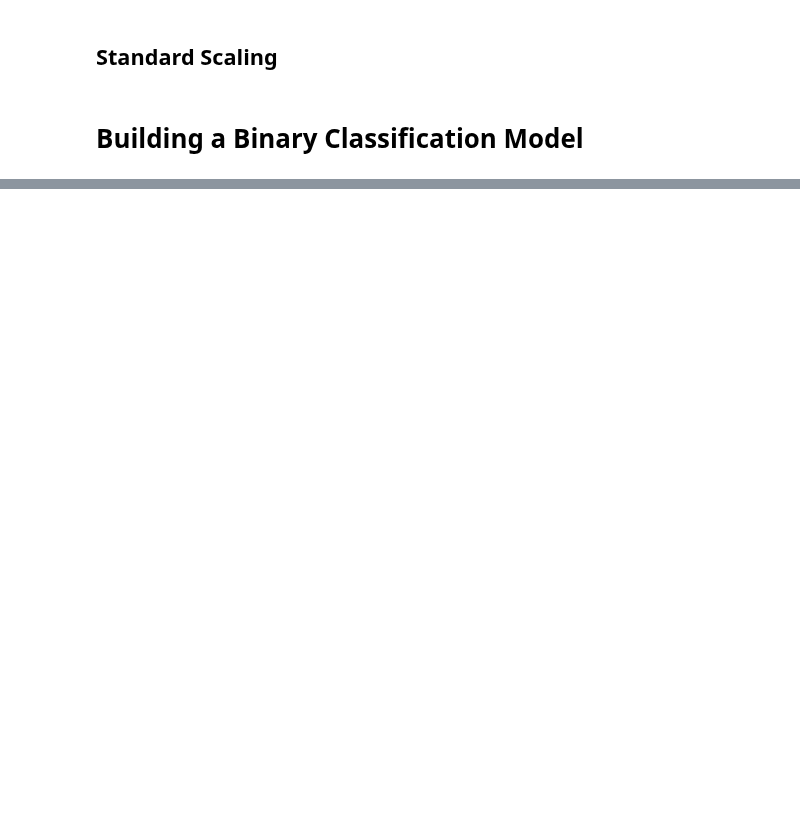
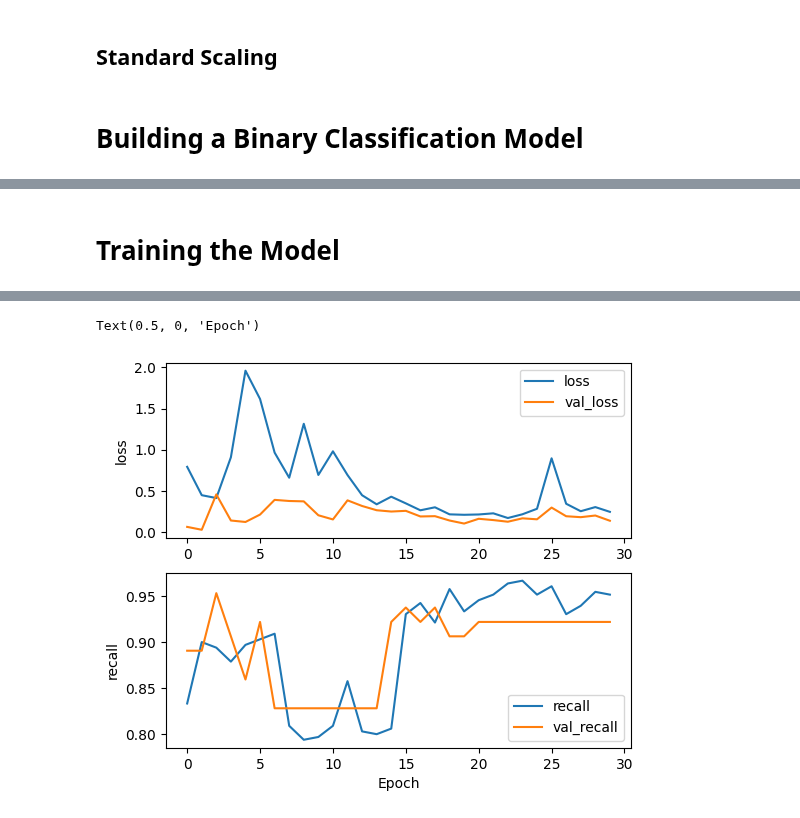
Before and after one commit to smortezah/portfolio, a Jupyter notebook: anomaly-detection/fraud-detection.ipynb, the cells around one changed output, grey strips where cells are left out. Saved outputs shown, nothing was run; the diff lists cells and outputs as text; code cells hidden in the pictures; blank space fills up the shorter version.

Commit message:
Added training

```diff
--- a/anomaly-detection/fraud-detection.ipynb
+++ b/anomaly-detection/fraud-detection.ipynb
@@ -114,10 +114,13 @@ from sklearn.model_selection import train_test_split
 X = data.drop("Class", axis=1)
 y = data["Class"]
 
-# Split the data into training and testing sets
+# Split the data into training, validation and testing sets
 X_train, X_test, y_train, y_test = train_test_split(
     X, y, test_size=0.2, random_state=42
 )
+X_train, X_val, y_train, y_val = train_test_split(
+    X_train, y_train, test_size=0.2, random_state=42
+)
 # %% [markdown]
 ## Class Weights
 # %%
@@ -148,7 +151,8 @@ scaler = StandardScaler()
 # Fit and transform the scaler on training data
 X_train_scaled = scaler.fit_transform(X_train)
 
-# Transform the test data using the same scaler
+# Transform the validation and test data using the same scaler
+X_val_scaled = scaler.transform(X_val)
 X_test_scaled = scaler.transform(X_test)
 # %% [markdown]
 # Building a Binary Classification Model
@@ -190,3 +220,72 @@ Total params: 139777 (546.00 KB)
 Trainable params: 139777 (546.00 KB)
 Non-trainable params: 0 (0.00 Byte)
 _________________________________________________________________
+# %% [markdown]
+# Training the Model
+# %%
+from tensorflow.keras import metrics, optimizers, losses, callbacks
+
+# Define the metrics to be used for model evaluation
+metrics_ = [
+    metrics.FalseNegatives(name="fn"),
+    metrics.FalsePositives(name="fp"),
+    metrics.TrueNegatives(name="tn"),
+    metrics.TruePositives(name="tp"),
+    metrics.Recall(name="recall"),
+]
+
+# Compile the model
+model.compile(
+    optimizer=optimizers.Adam(1e-2),
+    loss=losses.binary_crossentropy,
+    metrics=metrics_,
+)
+
+# Define callbacks
+callbacks_ = [
+    callbacks.ModelCheckpoint(
+        filepath="fraud_model.h5",
+        save_best_only=True,
+        save_weights_only=True,
+    ),
+    # callbacks.EarlyStopping(
+    #     monitor="val_loss",
+    #     patience=5,
+    #     restore_best_weights=True,
+    # ),
+]
+
+# Train the model
+history = model.fit(
+    # x=X_train,
+    x=X_train_scaled,
+    y=y_train,
+    # validation_data=(X_val, y_val),
+    validation_data=(X_val_scaled, y_val),
+    batch_size=2048,
+    epochs=30,
+    callbacks=callbacks_,
+    class_weight=class_weights,
+)
+
+
+import matplotlib.pyplot as plt
+
+fig, ax = plt.subplots(nrows=2, ncols=1, figsize=(6, 5))
+
+# loss
+ax[0].plot(history.history["loss"], label="loss")
+ax[0].plot(history.history["val_loss"], label="val_loss")
+ax[0].set_ylabel("loss")
+# ax[0].set_ylim(0, 1)
+ax[0].legend()
+
+# recall
+ax[1].plot(history.history["recall"], label="recall")
+ax[1].plot(history.history["val_recall"], label="val_recall")
+ax[1].set_ylabel("recall")
+# ax[1].set_ylim(0, 1.05)
+ax[1].legend()
+
+plt.xlabel("Epoch")
+# %% [output]
@@ -192,0 +309,2 @@ _________________________________________________________________
+Text(0.5, 0, 'Epoch')
+[figure, added]
```
Also changed, not shown: parts of 6 cells of this notebook.
